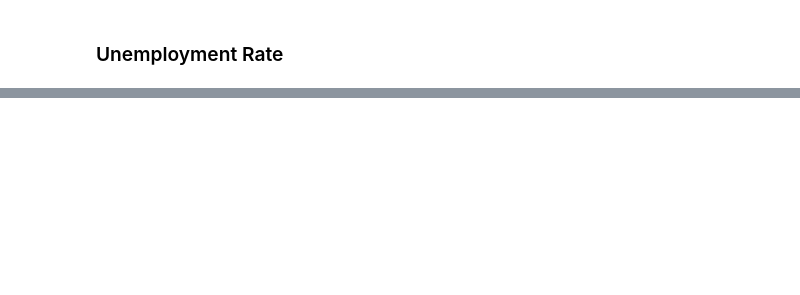
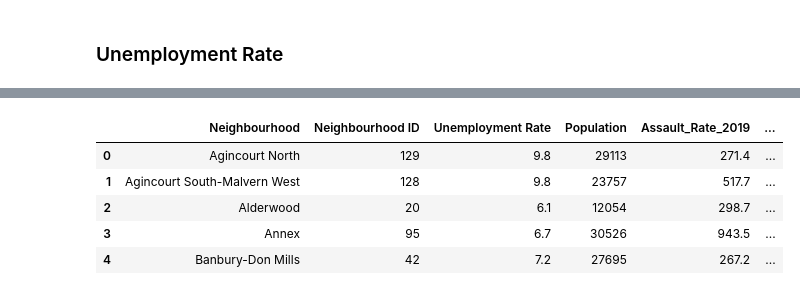
Before and after one commit to rnlclngpilar/SOFE3720-FinalProject, a Jupyter notebook: Final_Project_Clustering_Neighbourhoods.ipynb, the cells around one changed output, grey strips where cells are left out. Saved outputs shown, nothing was run; the diff lists cells and outputs as text; code cells hidden in the pictures; blank space fills up the shorter version.

```diff
--- a/Final_Project_Clustering_Neighbourhoods.ipynb
+++ b/Final_Project_Clustering_Neighbourhoods.ipynb
@@ -262,0 +296,13 @@ slice_neighbourhood_profile.head()
+# %%
+# Drop irrelevant columns
+slice_neighbourhood_profile.drop(labels='City of Toronto',axis=1, inplace=True)
+slice_neighbourhood_profile.rename(columns={'Characteristic':'Neighbourhood'}, inplace=True)
+# Set index and Transpose
+slice_neighbourhood_profile=slice_neighbourhood_profile.set_index('Neighbourhood').T
+slice_neighbourhood_profile.reset_index(inplace = True)
+# Re-order columns
+slice_neighbourhood_profile.columns = ['Neighbourhood', 'Neighbourhood ID', 'Unemployment Rate']
+# Set Neighbourhood ID and Unemployment Rate to numeric type
+slice_neighbourhood_profile['Neighbourhood ID']=slice_neighbourhood_profile['Neighbourhood ID'].apply(pd.to_numeric)
+slice_neighbourhood_profile['Unemployment Rate']=slice_neighbourhood_profile['Unemployment Rate'].apply(pd.to_numeric)
+slice_neighbourhood_profile.head()
@@ -262,0 +316,10 @@ slice_neighbourhood_profile.head()
+# %%
+cluster_data = pd.merge(slice_neighbourhood_profile, crime_data, on = ['Neighbourhood'])
+cluster_data.head()
+# %% [output]
+|  | Neighbourhood | Neighbourhood ID | Unemployment Rate | Population | Assault_Rate_2019 | ... |
+| 0 | Agincourt North | 129 | 9.8 | 29113 | 271.4 | ... |
+| 1 | Agincourt South-Malvern West | 128 | 9.8 | 23757 | 517.7 | ... |
+| 2 | Alderwood | 20 | 6.1 | 12054 | 298.7 | ... |
+| 3 | Annex | 95 | 6.7 | 30526 | 943.5 | ... |
+| 4 | Banbury-Don Mills | 42 | 7.2 | 27695 | 267.2 | ... |
```
Also changed, not shown: parts of 7 cells of this notebook.
